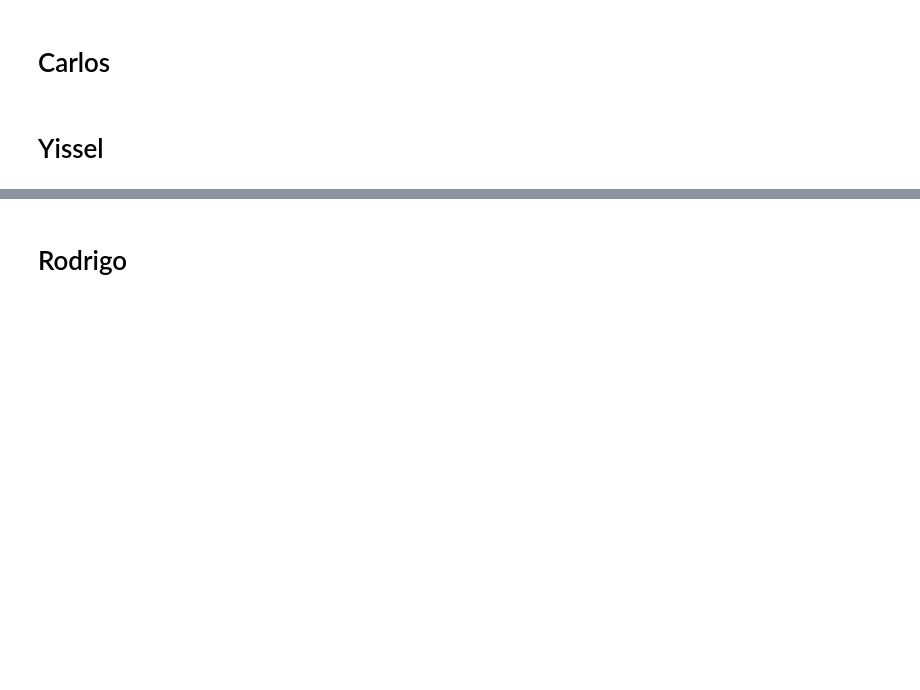
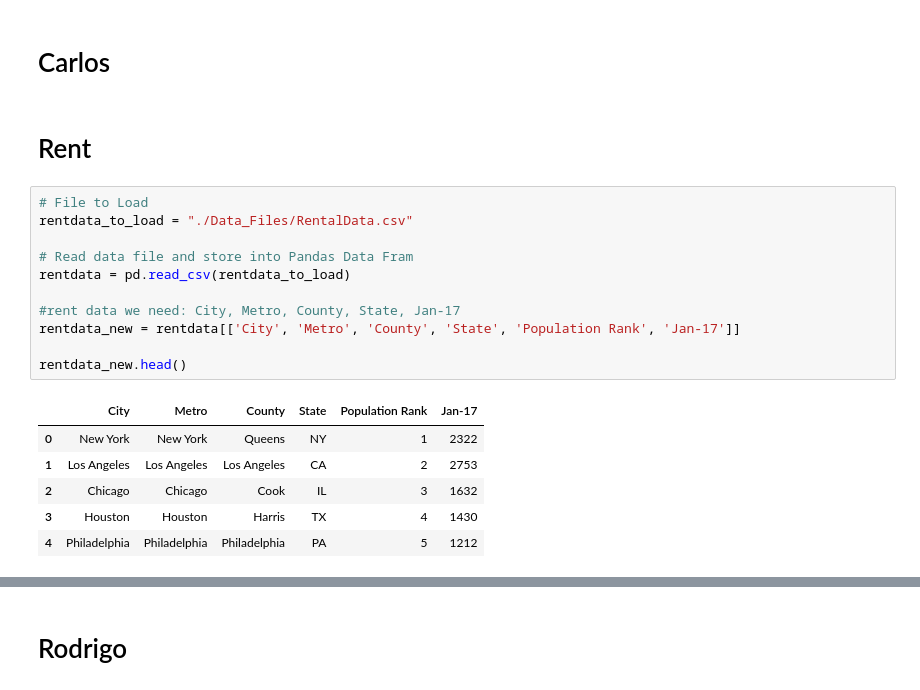
Before and after one commit to Gissel7181/Project-One, a Jupyter notebook: Master_File.ipynb, the cells around one changed output, grey strips where cells are left out. Drawn from its saved outputs; the diff is of its cells as text; blank space fills up the shorter version.

```diff
--- a/Master_File.ipynb
+++ b/Master_File.ipynb
@@ -457,4 +457,22 @@ plt.show()
 # %% [markdown]
 # Carlos
 # %% [markdown]
-# Yissel
+# Rent
+# %%
+# File to Load
+rentdata_to_load = "./Data_Files/RentalData.csv"
+
+# Read data file and store into Pandas Data Fram
+rentdata = pd.read_csv(rentdata_to_load)
+
+#rent data we need: City, Metro, County, State, Jan-17
+rentdata_new = rentdata[['City', 'Metro', 'County', 'State', 'Population Rank', 'Jan-17']]
+
+rentdata_new.head()
+# %% [output]
+|  | City | Metro | County | State | Population Rank | Jan-17 |
+| 0 | New York | New York | Queens | NY | 1 | 2322 |
+| 1 | Los Angeles | Los Angeles | Los Angeles | CA | 2 | 2753 |
+| 2 | Chicago | Chicago | Cook | IL | 3 | 1632 |
+| 3 | Houston | Houston | Harris | TX | 4 | 1430 |
+| 4 | Philadelphia | Philadelphia | Philadelphia | PA | 5 | 1212 |
```
Also changed, not shown: parts of 1 cell of this notebook.
